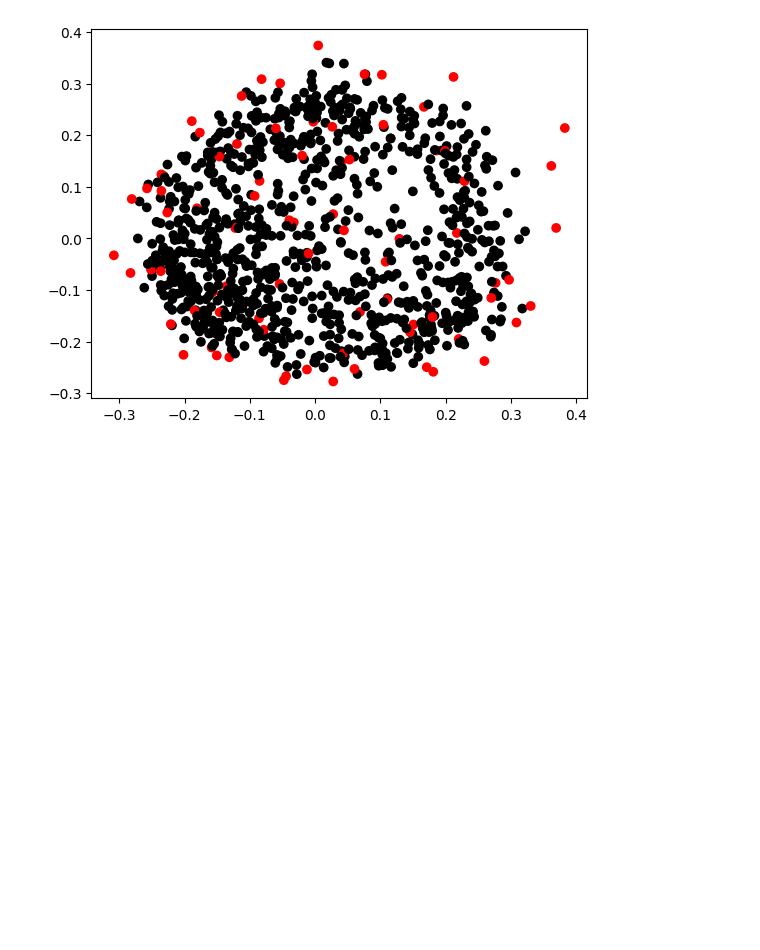
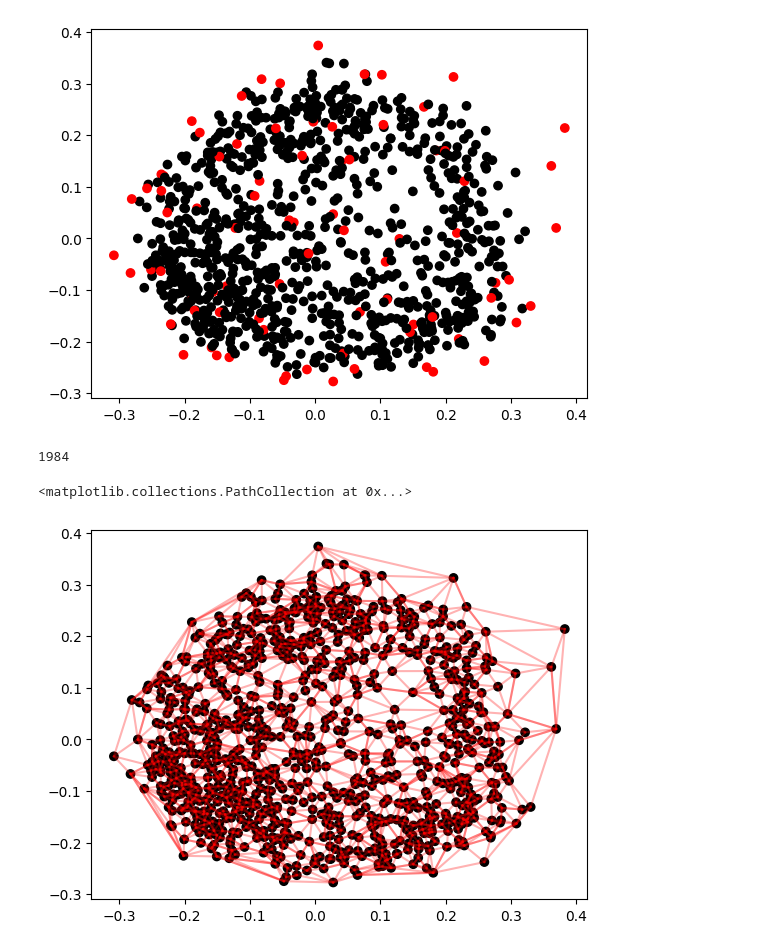
Before and after one commit to RepnikovPavel/lab_2023_controller, a Jupyter notebook: make_vector_representation.ipynb, the cells around one changed output. Drawn from its saved outputs; the diff is of its cells as text; code cells hidden in the pictures; blank space fills up the shorter version.

```diff
--- a/make_vector_representation.ipynb
+++ b/make_vector_representation.ipynb
@@ -236,3 +249,28 @@ ax4.scatter(x = [positions_2[i][0] for i in range(N)],y= [positions_2[i][1] for
 [figure]
 # %%
 torch.save(support_vertexes, os.path.join(config.task_dir, 'support_points.txt'))
+# %%
+tri = Delaunay(positions_2)
+# %%
+print(len(tri.simplices))
+# %% [output]
+1984
+# %%
+fig5,ax5 = plt.subplots()
+for simplex in tri.simplices:
+    x_ = []
+    y_ = []
+    for j in range(len(simplex)):
+        x_.append(positions_2[simplex[j]][0])
+        y_.append(positions_2[simplex[j]][1])
+    for j in range(len(x_)-1):
+        x_plot = [x_[j],x_[j+1]]
+        y_plot = [y_[j],y_[j+1]]
+        ax5.plot(x_plot,y_plot,color=(1,0,0,0.3))
+
+
+ax5.scatter(x = [positions_2[i][0] for i in range(N)],y= [positions_2[i][1] for i in range(N)],
+            color=[(0,0,0) for i in range(N)])
+# %% [output]
+<matplotlib.collections.PathCollection at 0x...>
+[figure, added]
```
Also changed, not shown: parts of 6 cells of this notebook, 4 other files.
